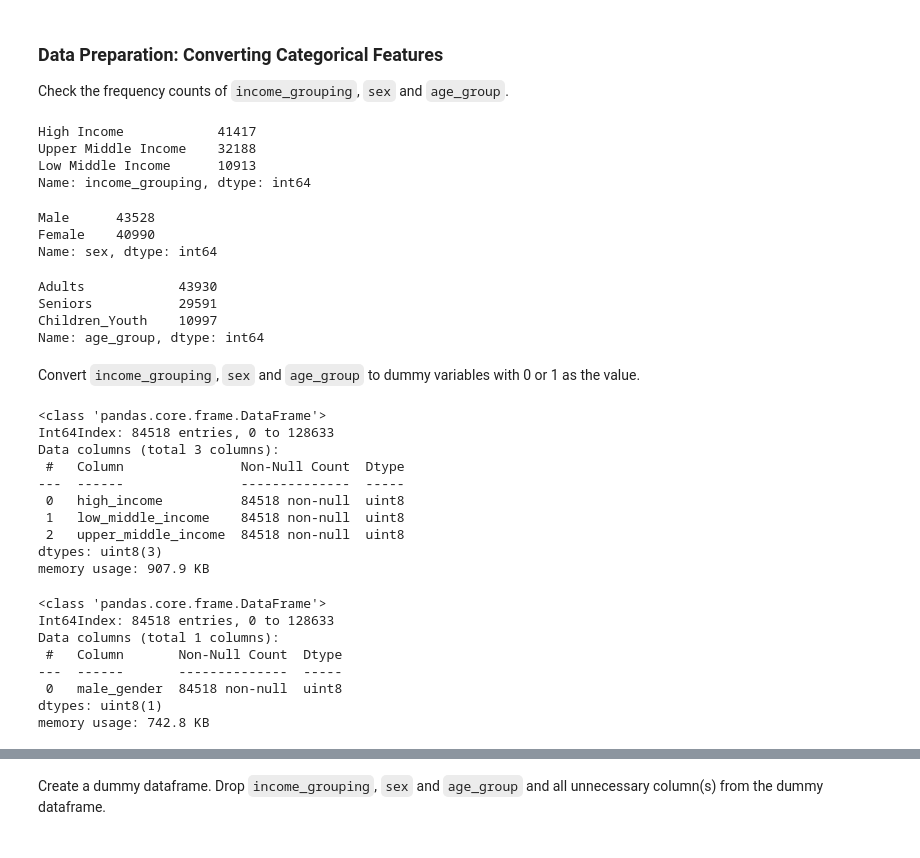
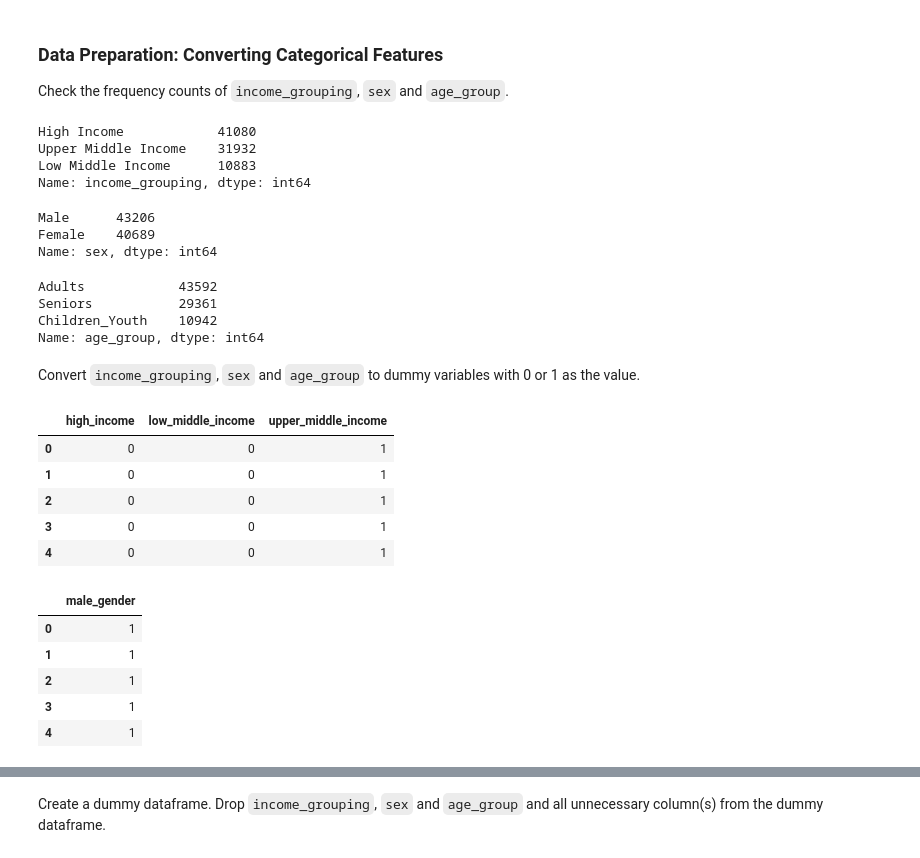
Before and after one commit to abccastro/House-Price-Prediction-using-Polynomial-Regression, a Jupyter notebook: Project/AML2203/Mid-term Project/AML2203 - Group 7 (Mid-term Project).ipynb, the cells around one changed output, grey strips where cells are left out. Saved outputs shown, nothing was run; the diff lists cells and outputs as text; code cells hidden in the pictures.

```diff
--- a/Project/AML2203/Mid-term Project/AML2203 - Group 7 (Mid-term Project).ipynb
+++ b/Project/AML2203/Mid-term Project/AML2203 - Group 7 (Mid-term Project).ipynb
@@ -321,4 +371,4 @@ Data needs to be adjusted. Only those records from 1985 to 2019 will be used for
 # %%
-ihd_with_ig_df = pd.DataFrame(ihd_with_ig_df).query("year >= 1985 and year < 2020")
-ihd_with_ig_df['year'].value_counts()
+ihd_with_ig_df_filtered = pd.DataFrame(ihd_with_ig_df).query("year >= 1985 and year < 2020")
+ihd_with_ig_df_filtered['year'].value_counts().sort_index()
 # %% [output]
@@ -346,53 +396,47 @@ Name: year, dtype: int64
 
 Check the frequency counts of `income_grouping`, `sex` and `age_group`.
 # %%
-ihd_with_ig_df['income_grouping'].value_counts()
+ihd_with_ig_df_filtered['income_grouping'].value_counts()
 # %% [output]
-High Income            41417
-Upper Middle Income    32188
-Low Middle Income      10913
+High Income            41080
+Upper Middle Income    31932
+Low Middle Income      10883
 Name: income_grouping, dtype: int64
 # %%
-ihd_with_ig_df['sex'].value_counts()
+ihd_with_ig_df_filtered['sex'].value_counts()
 # %% [output]
-Male      43528
-Female    40990
+Male      43206
+Female    40689
 Name: sex, dtype: int64
 # %%
-ihd_with_ig_df['age_group'].value_counts()
+ihd_with_ig_df_filtered['age_group'].value_counts()
 # %% [output]
-Adults            43930
-Seniors           29591
-Children_Youth    10997
+Adults            43592
+Seniors           29361
+Children_Youth    10942
 Name: age_group, dtype: int64
 # %% [markdown]
 Convert `income_grouping`, `sex` and `age_group` to dummy variables with 0 or 1 as the value.
 # %%
-income_grouping_df = pd.get_dummies(ihd_with_ig_df['income_grouping'])
+income_grouping_df = pd.get_dummies(ihd_with_ig_df_filtered['income_grouping'])
 income_grouping_df.columns = ['high_income', 'low_middle_income', 'upper_middle_income']
-income_grouping_df.info()
+income_grouping_df.head(5)
 # %% [output]
-<class 'pandas.core.frame.DataFrame'>
-Int64Index: 84518 entries, 0 to 128633
-Data columns (total 3 columns):
- #   Column               Non-Null Count  Dtype
----  ------               --------------  -----
- 0   high_income          84518 non-null  uint8
- 1   low_middle_income    84518 non-null  uint8
- 2   upper_middle_income  84518 non-null  uint8
-dtypes: uint8(3)
-memory usage: 907.9 KB
+|  | high_income | low_middle_income | upper_middle_income |
+| 0 | 0 | 0 | 1 |
+| 1 | 0 | 0 | 1 |
+| 2 | 0 | 0 | 1 |
+| 3 | 0 | 0 | 1 |
+| 4 | 0 | 0 | 1 |
 # %%
-male_gender_df = pd.get_dummies(ihd_with_ig_df['sex'], drop_first=True)
+male_gender_df = pd.get_dummies(ihd_with_ig_df_filtered['sex'], drop_first=True)
 male_gender_df.columns = ['male_gender']
-male_gender_df.info()
+male_gender_df.head(5)
 # %% [output]
-<class 'pandas.core.frame.DataFrame'>
-Int64Index: 84518 entries, 0 to 128633
-Data columns (total 1 columns):
- #   Column       Non-Null Count  Dtype
----  ------       --------------  -----
- 0   male_gender  84518 non-null  uint8
-dtypes: uint8(1)
-memory usage: 742.8 KB
+|  | male_gender |
+| 0 | 1 |
+| 1 | 1 |
+| 2 | 1 |
+| 3 | 1 |
+| 4 | 1 |
 # %%
```
Also changed, not shown: parts of 53 cells of this notebook.
